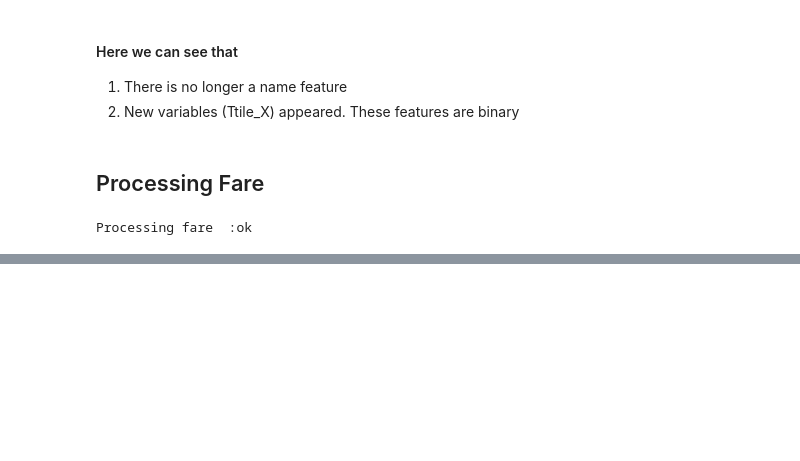
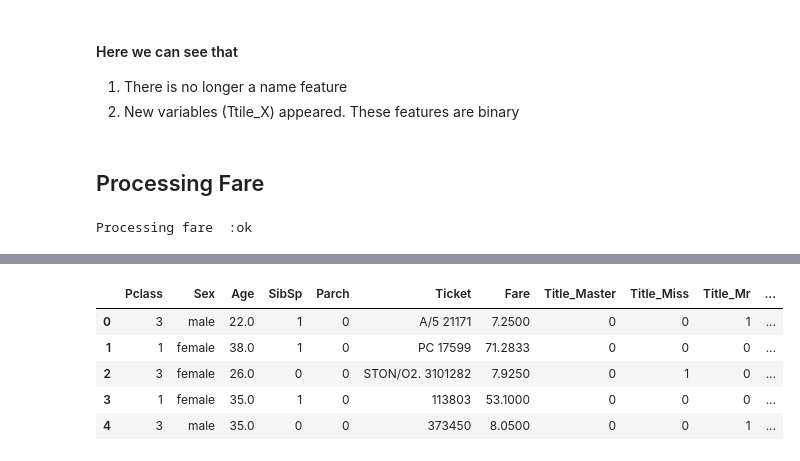
Before and after one commit to aaditya29/Kaggle-Titanic-Jupyter-Notebook, a Jupyter notebook: Titanic.ipynb, the cells around one changed output, grey strips where cells are left out. Cells and saved outputs as stored; diff of their text form; code cells hidden in the pictures; blank space fills up the shorter version.

```diff
--- a/Titanic.ipynb
+++ b/Titanic.ipynb
@@ -424,0 +439,14 @@ def process_embarked():
+# %%
+train_cabin, test_cabin = set(), set()
+
+for c in combined.iloc[:891]['Cabin']:
+    try:
+        train_cabin.add(c[0])
+    except:
+        train_cabin.add('U')
+
+for c in combined.iloc[891:]['Cabin']:
+    try:
+        test_cabin.add(c[0])
+    except:
+        test_cabin.add('U')
@@ -424,0 +461,17 @@ def process_embarked():
+# %%
+#Here we can see that we don't have any cabin letter in the test set that is not present in the train set
+def process_cabin():
+    global combined
+    #replacing missing cabins with U stands for unknown
+    combined.Cabin.fillna('U', inplace=True)
+
+    #mapping each Cabin value with the cabin letter
+    combined['Cabin'] = combined['Cabin'].map(lambda c: c[0])
+
+    #dummy encoding
+    cabin_dummies = pd.get_dummies(combined['Cabin'], prefix='Cabin')
+    combined = pd.concat([combined, cabin_dummies], axis=1)
+
+    combined.drop('Cabin', axis=1, inplace = True)
+    status('cabin')
+    return combined
@@ -424,0 +484,10 @@ def process_embarked():
+# %%
+#Now, no missing values therefore
+combined.head()
+# %% [output]
+|  | Pclass | Sex | Age | SibSp | Parch | Ticket | Fare | Title_Master | Title_Miss | Title_Mr | ... |
+| 0 | 3 | male | 22.0 | 1 | 0 | A/5 21171 | 7.2500 | 0 | 0 | 1 | ... |
+| 1 | 1 | female | 38.0 | 1 | 0 | PC 17599 | 71.2833 | 0 | 0 | 0 | ... |
+| 2 | 3 | female | 26.0 | 0 | 0 | STON/O2. 3101282 | 7.9250 | 0 | 1 | 0 | ... |
+| 3 | 1 | female | 35.0 | 1 | 0 | 113803 | 53.1000 | 0 | 0 | 0 | ... |
+| 4 | 3 | male | 35.0 | 0 | 0 | 373450 | 8.0500 | 0 | 0 | 1 | ... |
```
Also changed, not shown: parts of 7 cells of this notebook.
